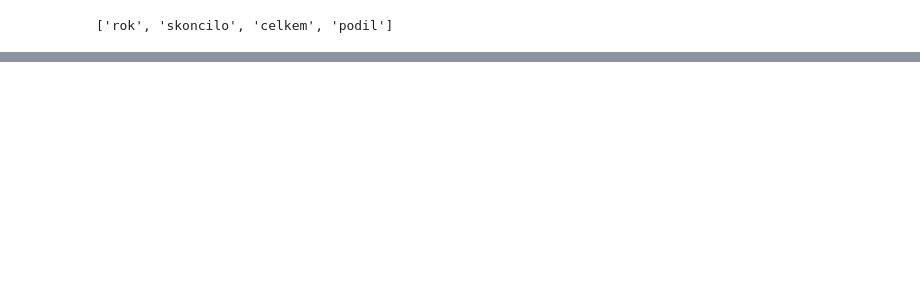
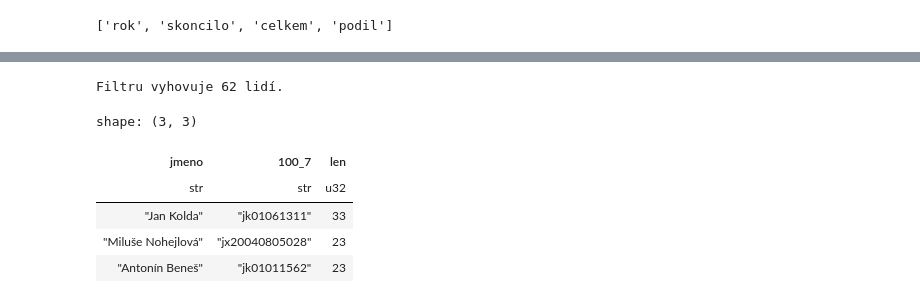
Before and after one commit to DataRozhlas/knizni-peoplemetr, a Jupyter notebook: 905b_odmlky_grafy.ipynb, the cells around one changed output, grey strips where cells are left out. Drawn from its saved outputs; the diff is of its cells as text; code cells hidden in the pictures; blank space fills up the shorter version.

```diff
--- a/905b_odmlky_grafy.ipynb
+++ b/905b_odmlky_grafy.ipynb
@@ -207,0 +210,10 @@ alt.vconcat(norm_dom, norm_zahr).configure_view(stroke='transparent').resolve_sc
+# %%
+nevysli_po(1968, 2, 10).head(3)
+# %% [output]
+Filtru vyhovuje 62 lidí.
+shape: (3, 3)
+| jmeno | 100_7 | len |
+| str | str | u32 |
+| "Jan Kolda" | "jk01061311" | 33 |
+| "Miluše Nohejlová" | "jx20040805028" | 23 |
+| "Antonín Beneš" | "jk01011562" | 23 |
```
Also changed, not shown: parts of 19 cells of this notebook, 1 other file.
